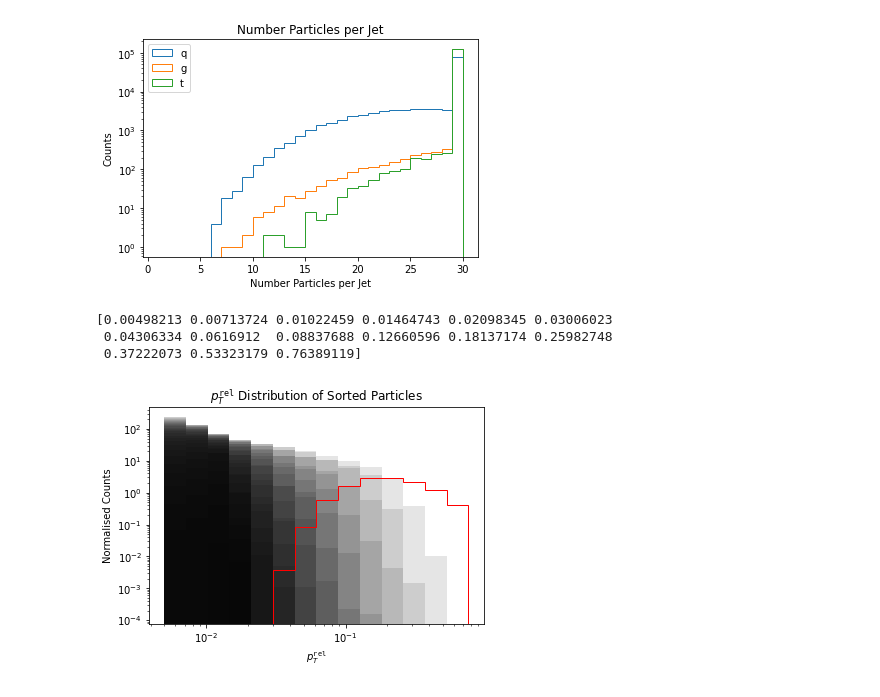
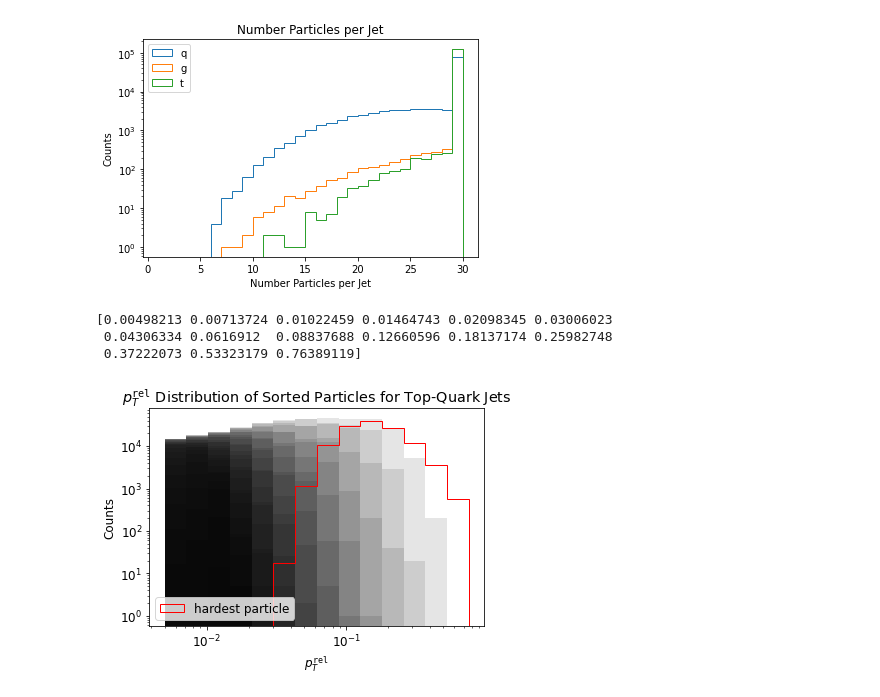
Before and after one commit to kaechb/LitJetNet, a Jupyter notebook: LitNF/nf_lightning.ipynb, the cells around one changed output. Drawn from its saved outputs; the diff is of its cells as text; code cells hidden in the pictures.

```diff
--- a/LitNF/nf_lightning.ipynb
+++ b/LitNF/nf_lightning.ipynb
@@ -1021,22 +1021,30 @@ plt.ylabel("Counts")
 plt.savefig("n.pdf",format="pdf")
 plt.show()
 # %%
+import jetnet
+q=jetnet.datasets.JetNet("q",normalize=False).data.numpy()
+nq=q[:,:,-1].sum(axis=-1)
+g=jetnet.datasets.JetNet("g",normalize=False).data.numpy()
+ng=g[:,:,-1].sum(axis=-1)
+t=jetnet.datasets.JetNet("t",normalize=False).data.numpy()
+nt=t[:,:,-1].sum(axis=-1)
 bins=np.logspace(np.log(0.1),np.log(np.max(q[:,0,2])),15)
 print(bins)
-_,bins,_=plt.hist(q[:,0,2],bins=bins,color='red',histtype="step",density=1)
+_,bins,_=plt.hist(t[:,0,2],bins=bins,color='red',histtype="step",label="hardest particle")
 for i in range(29):
-    plt.hist(q[:,i+1,2],bins=bins,histtype="stepfilled",alpha=0.1,color="black",density=1)
+    plt.hist(q[:,i+1,2],bins=bins,histtype="stepfilled",alpha=0.1,color="black")
 plt.xlabel("$p^{\\tt rel}_T$")
-plt.ylabel("Normalised Counts")
+plt.ylabel("Counts")
 plt.yscale("log")
 plt.xscale("log")
-plt.title("$p^{\\tt rel}_T$ Distribution of Sorted Particles")
+plt.title("$p^{\\tt rel}_T$ Distribution of Sorted Particles for Top-Quark Jets")
+plt.legend(loc="lower left")
 plt.savefig("pts.pdf",format="pdf")
 # %% [output]
 [0.00498213 0.00713724 0.01022459 0.01464743 0.02098345 0.03006023
  0.04306334 0.0616912  0.08837688 0.12660596 0.18137174 0.25982748
  0.37222073 0.53323179 0.76389119]
-[figure, old version]
+[figure, new version]
 # %%
 print(model.state_dict
      )
```
Also changed, not shown: 2 other files.
